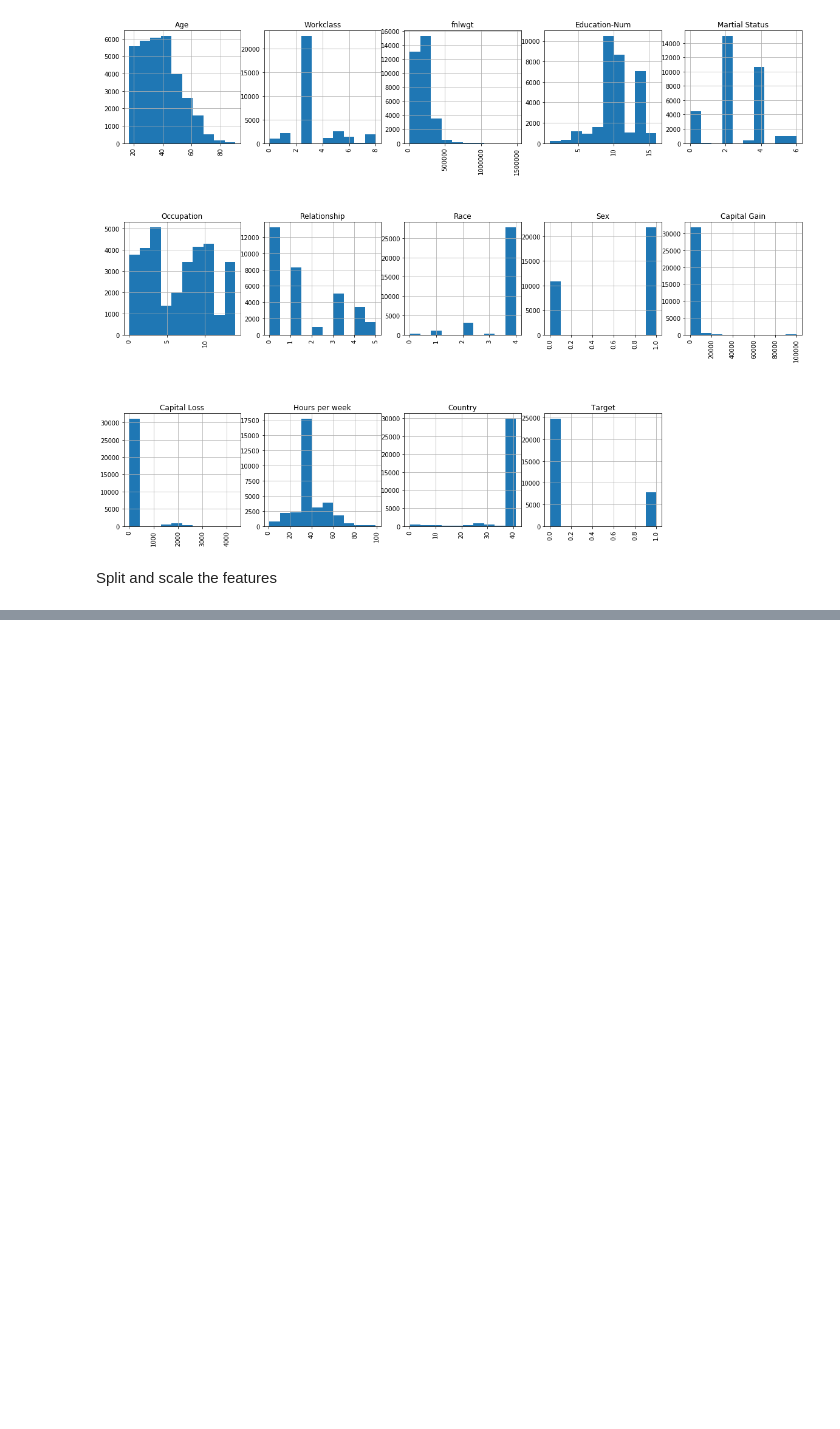
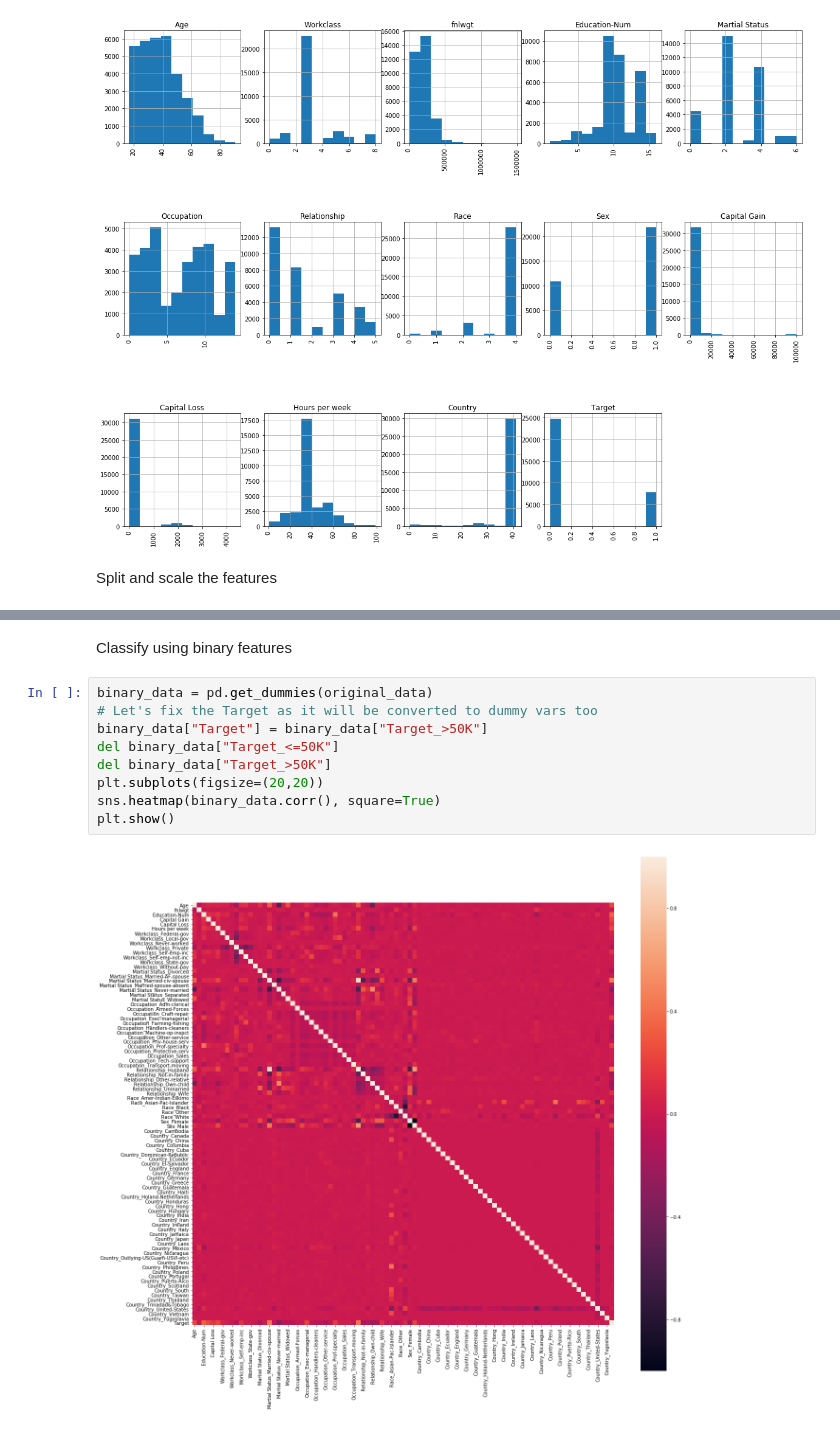
Before and after one commit to ming820123/final-project-ming, a Jupyter notebook: hihihi.ipynb, the cells around one changed output, grey strips where cells are left out. Cells and saved outputs as stored; diff of their text form; blank space fills up the shorter version.

```diff
--- a/hihihi.ipynb
+++ b/hihihi.ipynb
@@ -147,0 +183,13 @@ IndexError: only integers, slices (`:`), ellipsis (`...`), numpy.newaxis (`None`
+# %% [markdown]
+Classify using binary features
+# %%
+binary_data = pd.get_dummies(original_data)
+# Let's fix the Target as it will be converted to dummy vars too
+binary_data["Target"] = binary_data["Target_>50K"]
+del binary_data["Target_<=50K"]
+del binary_data["Target_>50K"]
+plt.subplots(figsize=(20,20))
+sns.heatmap(binary_data.corr(), square=True)
+plt.show()
+# %% [output]
+[figure, added]
```
Also changed, not shown: parts of 5 cells of this notebook, 3 other files.
